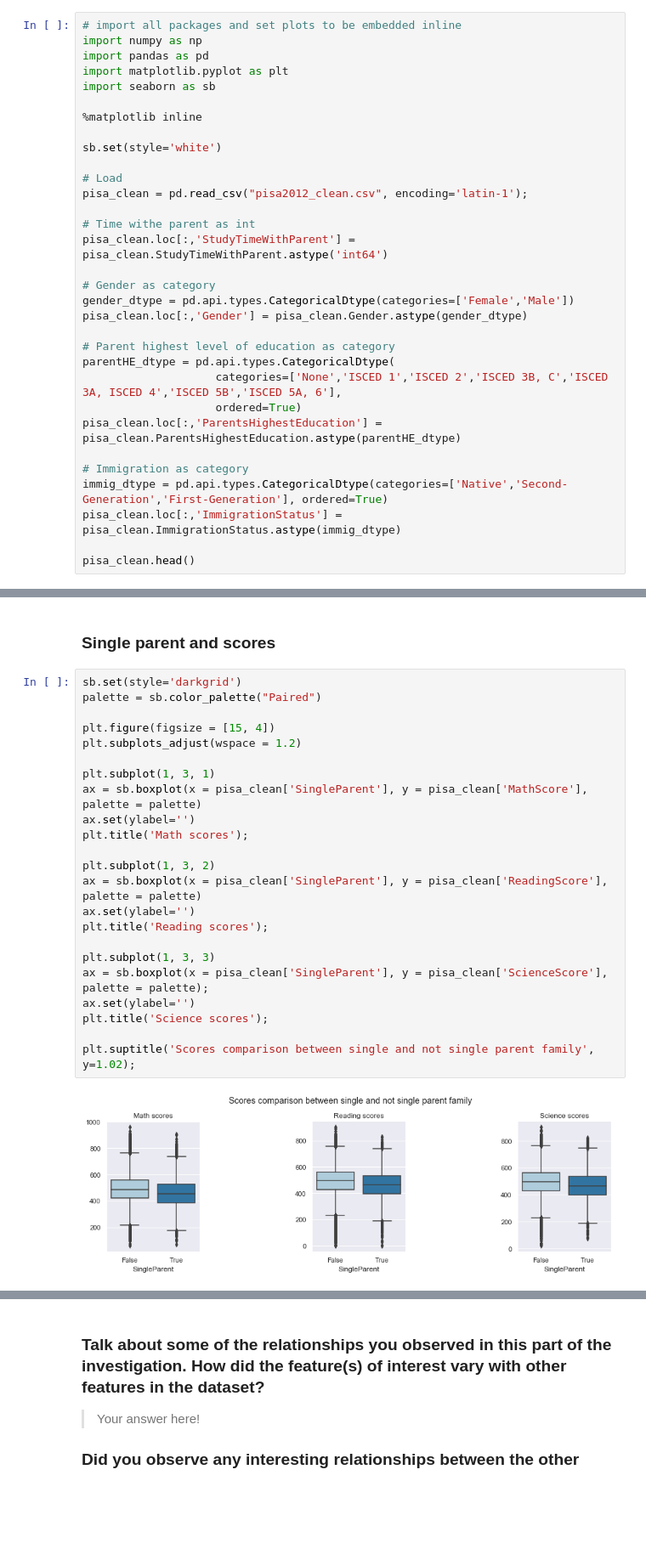
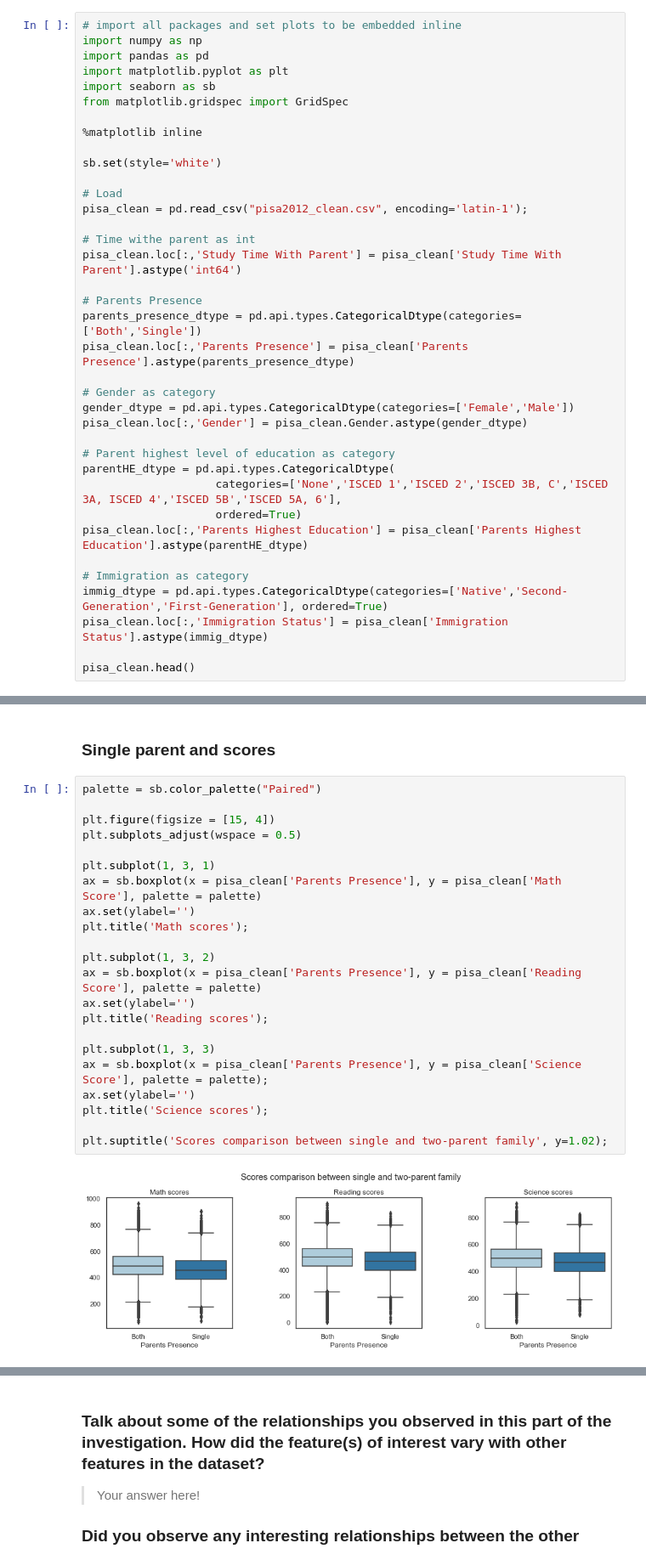
Before and after one commit to rguitter/dand, a Jupyter notebook: P5-Data_visualization/exploration_template.ipynb, the cells around one changed output, grey strips where cells are left out. Shown at 85% size. Cells and saved outputs as stored; diff of their text form; blank space fills up the shorter version.

Commit message:
complete Study time with parent and scores bivariate

```diff
--- a/P5-Data_visualization/exploration_template.ipynb
+++ b/P5-Data_visualization/exploration_template.ipynb
@@ -258,6 +262,7 @@ import numpy as np
 import pandas as pd
 import matplotlib.pyplot as plt
 import seaborn as sb
+from matplotlib.gridspec import GridSpec
 
 %matplotlib inline
 
@@ -267,7 +272,11 @@ sb.set(style='white')
 pisa_clean = pd.read_csv("pisa2012_clean.csv", encoding='latin-1');
 
 # Time withe parent as int
-pisa_clean.loc[:,'StudyTimeWithParent'] = pisa_clean.StudyTimeWithParent.astype('int64')
+pisa_clean.loc[:,'Study Time With Parent'] = pisa_clean['Study Time With Parent'].astype('int64')
+
+# Parents Presence
+parents_presence_dtype = pd.api.types.CategoricalDtype(categories=['Both','Single'])
+pisa_clean.loc[:,'Parents Presence'] = pisa_clean['Parents Presence'].astype(parents_presence_dtype)
 
 # Gender as category
 gender_dtype = pd.api.types.CategoricalDtype(categories=['Female','Male'])
@@ -277,11 +286,11 @@ pisa_clean.loc[:,'Gender'] = pisa_clean.Gender.astype(gender_dtype)
 parentHE_dtype = pd.api.types.CategoricalDtype(
                     categories=['None','ISCED 1','ISCED 2','ISCED 3B, C','ISCED 3A, ISCED 4','ISCED 5B','ISCED 5A, 6'],
                     ordered=True)
-pisa_clean.loc[:,'ParentsHighestEducation'] = pisa_clean.ParentsHighestEducation.astype(parentHE_dtype)
+pisa_clean.loc[:,'Parents Highest Education'] = pisa_clean['Parents Highest Education'].astype(parentHE_dtype)
 
 # Immigration as category
 immig_dtype = pd.api.types.CategoricalDtype(categories=['Native','Second-Generation','First-Generation'], ordered=True)
-pisa_clean.loc[:,'ImmigrationStatus'] = pisa_clean.ImmigrationStatus.astype(immig_dtype)
+pisa_clean.loc[:,'Immigration Status'] = pisa_clean['Immigration Status'].astype(immig_dtype)
 
 pisa_clean.head()
 # %% [output]
@@ -529,27 +558,26 @@ plt.title("How parent(s) education level impact the student socres ?", y=1.02);
 # %% [markdown]
 ### Single parent and scores
 # %%
-sb.set(style='darkgrid')
 palette = sb.color_palette("Paired")
 
 plt.figure(figsize = [15, 4])
-plt.subplots_adjust(wspace = 1.2)
+plt.subplots_adjust(wspace = 0.5)
 
 plt.subplot(1, 3, 1)
-ax = sb.boxplot(x = pisa_clean['SingleParent'], y = pisa_clean['MathScore'], palette = palette)
+ax = sb.boxplot(x = pisa_clean['Parents Presence'], y = pisa_clean['Math Score'], palette = palette)
 ax.set(ylabel='')
 plt.title('Math scores');
 
 plt.subplot(1, 3, 2)
-ax = sb.boxplot(x = pisa_clean['SingleParent'], y = pisa_clean['ReadingScore'], palette = palette)
+ax = sb.boxplot(x = pisa_clean['Parents Presence'], y = pisa_clean['Reading Score'], palette = palette)
 ax.set(ylabel='')
 plt.title('Reading scores');
 
 plt.subplot(1, 3, 3)
-ax = sb.boxplot(x = pisa_clean['SingleParent'], y = pisa_clean['ScienceScore'], palette = palette);
+ax = sb.boxplot(x = pisa_clean['Parents Presence'], y = pisa_clean['Science Score'], palette = palette);
 ax.set(ylabel='')
 plt.title('Science scores');
 
-plt.suptitle('Scores comparison between single and not single parent family', y=1.02);
+plt.suptitle('Scores comparison between single and two-parent family', y=1.02);
 # %% [output]
-[figure, old version]
+[figure, new version]
```
Also changed, not shown: parts of 34 cells of this notebook, 1 other file.
